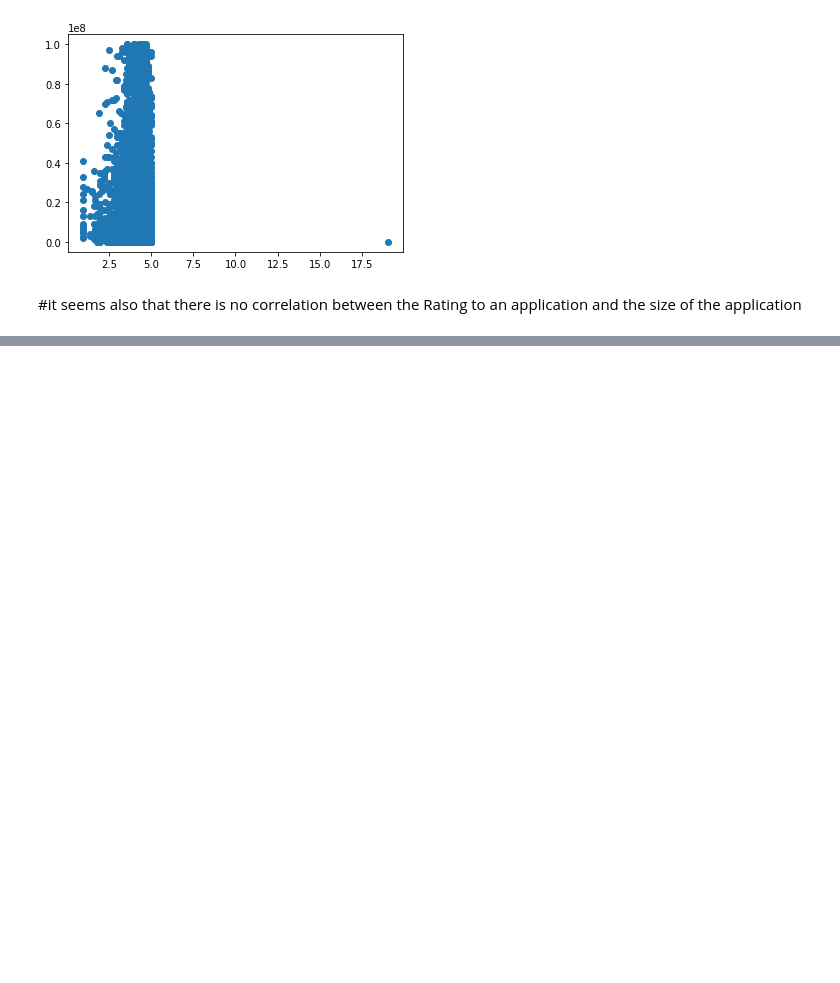
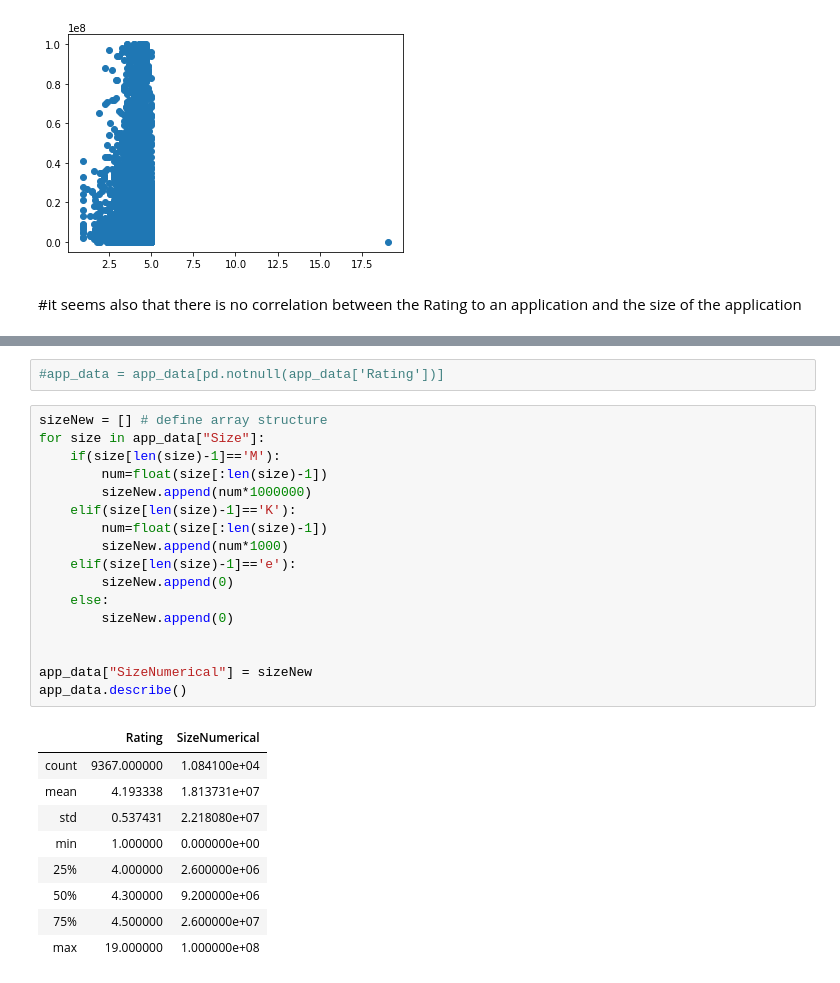
Before and after one commit to yasmeenel3sh/DataEngineeringCourseProject, a Jupyter notebook: google-play-store-apps/nourhan.ipynb, the cells around one changed output, grey strips where cells are left out. Cells and saved outputs as stored; diff of their text form; blank space fills up the shorter version.

```diff
--- a/google-play-store-apps/nourhan.ipynb
+++ b/google-play-store-apps/nourhan.ipynb
@@ -248,0 +291,29 @@ Name: Reviews, Length: 10841, dtype: object
+# %%
+#app_data = app_data[pd.notnull(app_data['Rating'])]
+# %%
+sizeNew = [] # define array structure
+for size in app_data["Size"]:
+    if(size[len(size)-1]=='M'):
+        num=float(size[:len(size)-1])
+        sizeNew.append(num*1000000)
+    elif(size[len(size)-1]=='K'):
+        num=float(size[:len(size)-1])
+        sizeNew.append(num*1000)
+    elif(size[len(size)-1]=='e'):
+        sizeNew.append(0)
+    else:
+        sizeNew.append(0)
+
+
+app_data["SizeNumerical"] = sizeNew
+app_data.describe()
+# %% [output]
+|  | Rating | SizeNumerical |
+| count | 9367.000000 | 1.084100e+04 |
+| mean | 4.193338 | 1.813731e+07 |
+| std | 0.537431 | 2.218080e+07 |
+| min | 1.000000 | 0.000000e+00 |
+| 25% | 4.000000 | 2.600000e+06 |
+| 50% | 4.300000 | 9.200000e+06 |
+| 75% | 4.500000 | 2.600000e+07 |
+| max | 19.000000 | 1.000000e+08 |
```
Also changed, not shown: parts of 26 cells of this notebook, 1 other file.
